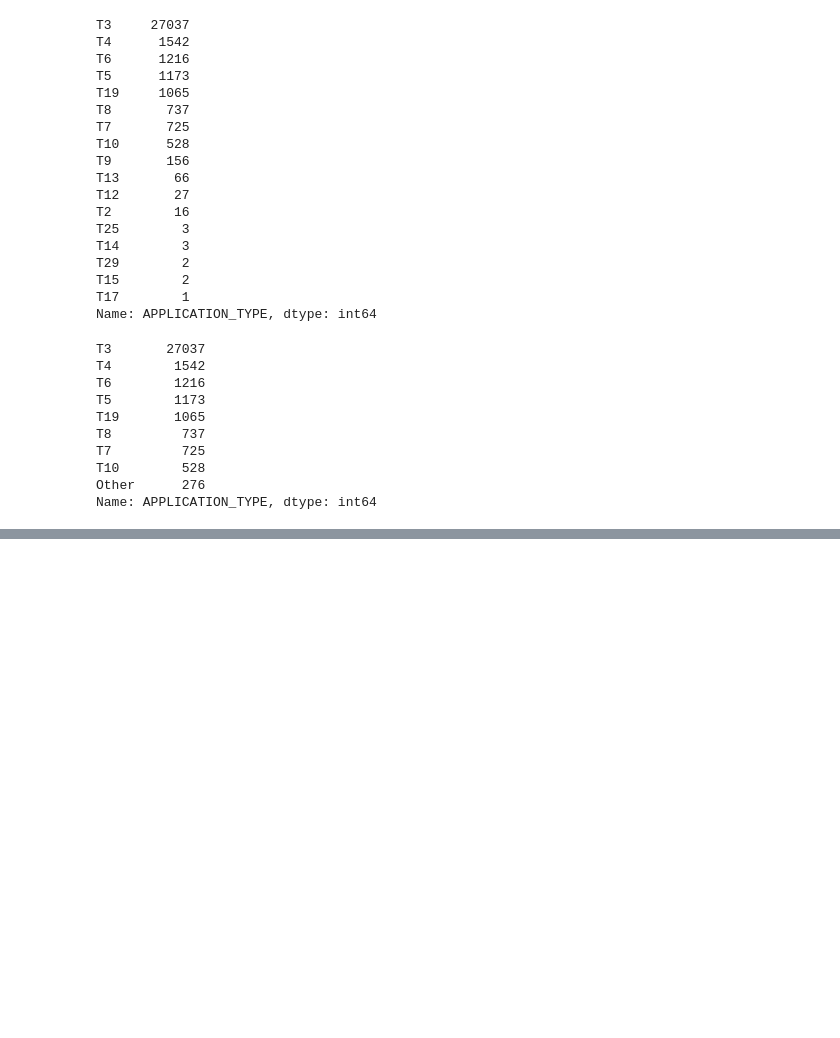
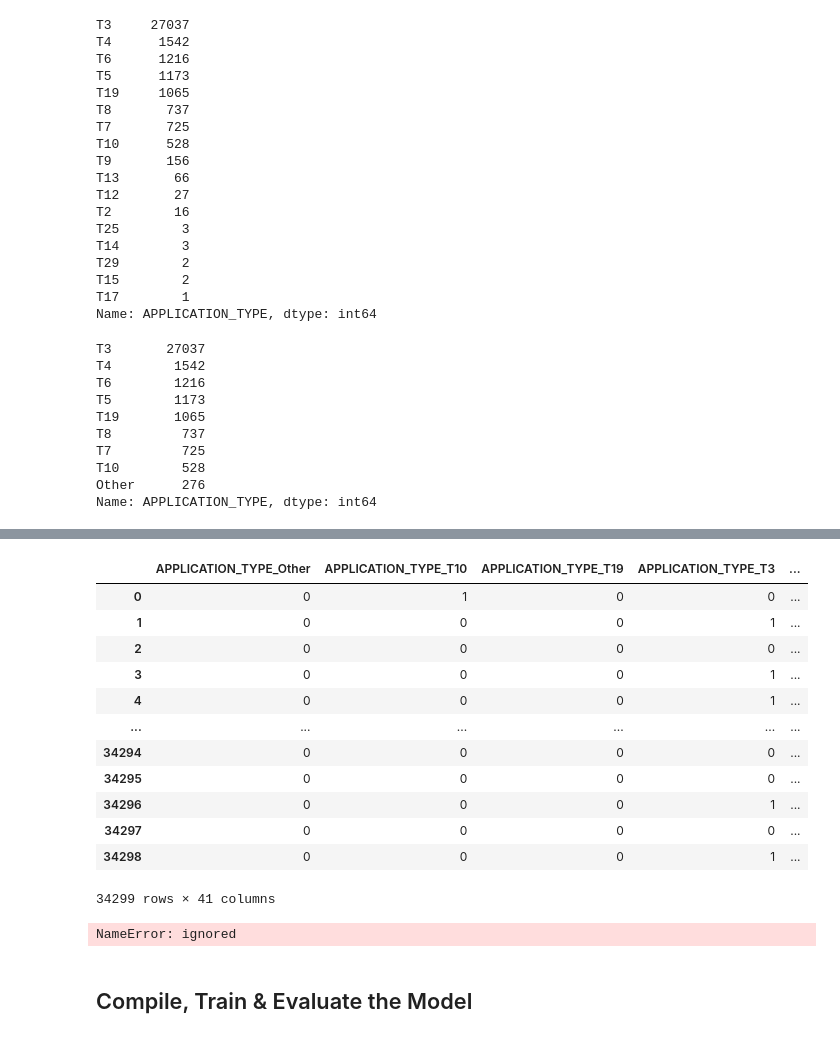
Before and after one commit to dlevy-engineer/nonprofit-seeding-deep-learning, a Jupyter notebook: AlphabetSoup_v1.ipynb, the cells around one changed output, grey strips where cells are left out. Saved outputs shown, nothing was run; the diff lists cells and outputs as text; code cells hidden in the pictures; blank space fills up the shorter version.

```diff
--- a/AlphabetSoup_v1.ipynb
+++ b/AlphabetSoup_v1.ipynb
@@ -91,0 +109,4 @@ Name: APPLICATION_TYPE, dtype: int64
+# %%
+# look at CLASSIFICATION value counts >1
+app_counts = application_df['CLASSIFICATION'].value_counts()
+app_counts[app_counts > 1]
@@ -91,0 +131,10 @@ Name: APPLICATION_TYPE, dtype: int64
+# %%
+# choose a cutoff value and create a list of classifications to be replaced
+classifications_to_replace = app_counts[app_counts < 1800].index
+
+# replace in dataframe
+for cls in classifications_to_replace:
+    application_df['CLASSIFICATION'] = application_df['CLASSIFICATION'].replace(cls,"Other")
+
+# check to make sure binning was successful
+application_df['CLASSIFICATION'].value_counts()
@@ -91,0 +149,19 @@ Name: APPLICATION_TYPE, dtype: int64
+# %%
+# convert categorical data to numeric with `pd.get_dummies`
+cat_df = application_df[application_df.dtypes[application_df.dtypes != 'int64'].index]
+dummy_df = pd.get_dummies(cat_df)
+dummy_df
+# %% [output]
+|  | APPLICATION_TYPE_Other | APPLICATION_TYPE_T10 | APPLICATION_TYPE_T19 | APPLICATION_TYPE_T3 | ... |
+| 0 | 0 | 1 | 0 | 0 | ... |
+| 1 | 0 | 0 | 0 | 1 | ... |
+| 2 | 0 | 0 | 0 | 0 | ... |
+| 3 | 0 | 0 | 0 | 1 | ... |
+| 4 | 0 | 0 | 0 | 1 | ... |
+| ... | ... | ... | ... | ... | ... |
+| 34294 | 0 | 0 | 0 | 0 | ... |
+| 34295 | 0 | 0 | 0 | 0 | ... |
+| 34296 | 0 | 0 | 0 | 1 | ... |
+| 34297 | 0 | 0 | 0 | 0 | ... |
+| 34298 | 0 | 0 | 0 | 1 | ... |
+34299 rows × 41 columns
@@ -91,0 +174,14 @@ Name: APPLICATION_TYPE, dtype: int64
+# %%
+# Create a StandardScaler instances
+scaler = StandardScaler()
+
+# Fit the StandardScaler
+X_scaler = scaler.fit(X_train)
+
+# Scale the data
+X_train_scaled = X_scaler.transform(X_train)
+X_test_scaled = X_scaler.transform(X_test)
+# %% [output]
+NameError: ignored
+# %% [markdown]
+## Compile, Train & Evaluate the Model
```
Also changed, not shown: parts of 7 cells of this notebook.
